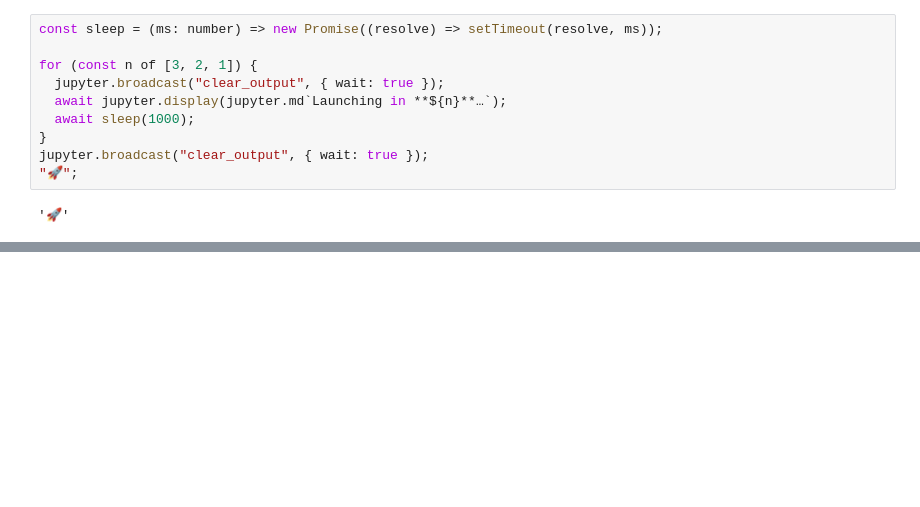
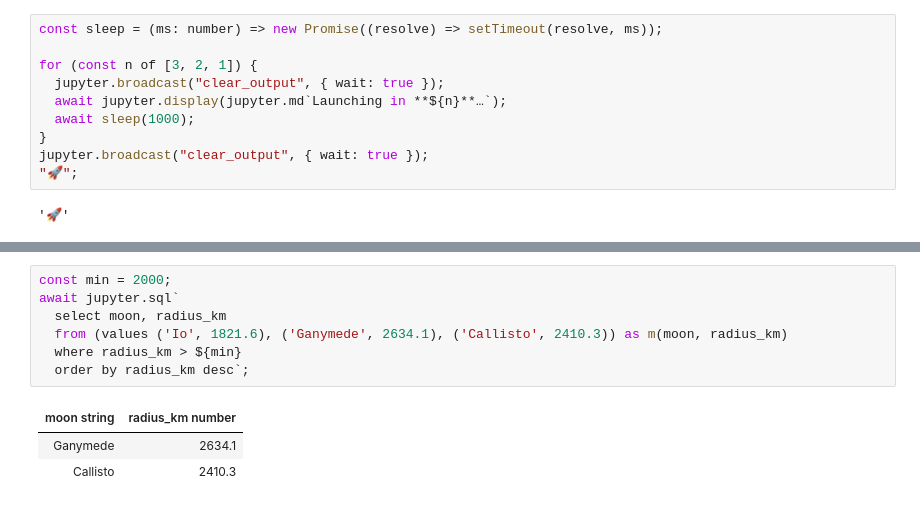
Before and after one commit to tlockney/cdp-kernel, a Jupyter notebook: docs/public/notebooks/jupyter-api.ipynb, the cells around one changed output, grey strips where cells are left out. Cells and saved outputs as stored; diff of their text form; blank space fills up the shorter version.

```diff
--- a/docs/public/notebooks/jupyter-api.ipynb
+++ b/docs/public/notebooks/jupyter-api.ipynb
@@ -931,0 +596,11 @@ result. [Choosing a runtime](https://cdp-kernel.org/docs/runtimes) compares the
+# %%
+const min = 2000;
+await jupyter.sql`
+  select moon, radius_km
+  from (values ('Io', 1821.6), ('Ganymede', 2634.1), ('Callisto', 2410.3)) as m(moon, radius_km)
+  where radius_km > ${min}
+  order by radius_km desc`;
+# %% [output]
+| moon string | radius_km number |
+| Ganymede | 2634.1 |
+| Callisto | 2410.3 |
```
Also changed, not shown: parts of 19 cells of this notebook, 11 other files.
